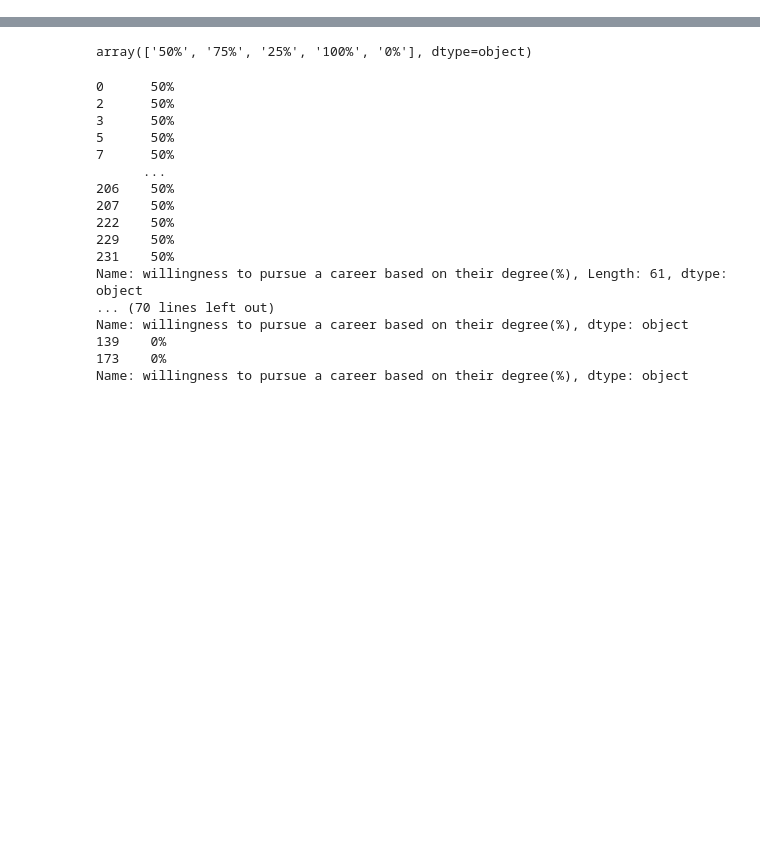
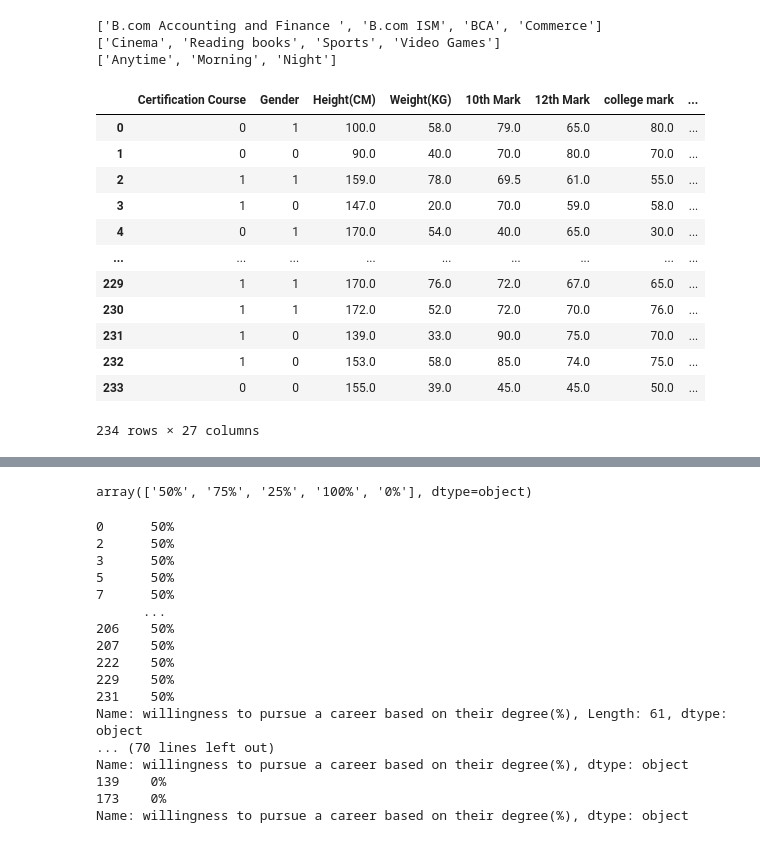
Before and after one commit to wnstjq0915/Student_Behaviour, a Jupyter notebook: student_behaviour.ipynb, the cells around one changed output, grey strips where cells are left out. Drawn from its saved outputs; the diff is of its cells as text; code cells hidden in the pictures; blank space fills up the shorter version.

```diff
--- a/student_behaviour.ipynb
+++ b/student_behaviour.ipynb
@@ -11,0 +45,8 @@ df.head(3)
+# %%
+print(sorted(df['Department'].unique()))
+print(sorted(df['hobbies'].unique()))
+print(sorted(df['prefer to study in'].unique()))
+# %% [output]
+['B.com Accounting and Finance ', 'B.com ISM', 'BCA', 'Commerce']
+['Cinema', 'Reading books', 'Sports', 'Video Games']
+['Anytime', 'Morning', 'Night']
@@ -11,0 +60,28 @@ df.head(3)
+# %%
+for i in sorted(df['hobbies'].unique()):
+    df.loc[df['hobbies'] == i, i] = 1
+# %%
+for i in sorted(df['prefer to study in'].unique()):
+    df.loc[df['prefer to study in'] == i, i] = 1
+# %%
+df.drop('Department', axis=1, inplace=True)
+df.drop('hobbies', axis=1, inplace=True)
+df.drop('prefer to study in', axis=1, inplace=True)
+# %%
+df = df.fillna(0)
+# %%
+df
+# %% [output]
+|  | Certification Course | Gender | Height(CM) | Weight(KG) | 10th Mark | 12th Mark | college mark | ... |
+| 0 | 0 | 1 | 100.0 | 58.0 | 79.0 | 65.0 | 80.0 | ... |
+| 1 | 0 | 0 | 90.0 | 40.0 | 70.0 | 80.0 | 70.0 | ... |
+| 2 | 1 | 1 | 159.0 | 78.0 | 69.5 | 61.0 | 55.0 | ... |
+| 3 | 1 | 0 | 147.0 | 20.0 | 70.0 | 59.0 | 58.0 | ... |
+| 4 | 0 | 1 | 170.0 | 54.0 | 40.0 | 65.0 | 30.0 | ... |
+| ... | ... | ... | ... | ... | ... | ... | ... | ... |
+| 229 | 1 | 1 | 170.0 | 76.0 | 72.0 | 67.0 | 65.0 | ... |
+| 230 | 1 | 1 | 172.0 | 52.0 | 72.0 | 70.0 | 76.0 | ... |
+| 231 | 1 | 0 | 139.0 | 33.0 | 90.0 | 75.0 | 70.0 | ... |
+| 232 | 1 | 0 | 153.0 | 58.0 | 85.0 | 74.0 | 75.0 | ... |
+| 233 | 0 | 0 | 155.0 | 39.0 | 45.0 | 45.0 | 50.0 | ... |
+234 rows × 27 columns
```
Also changed, not shown: parts of 29 cells of this notebook, 5 other files.
